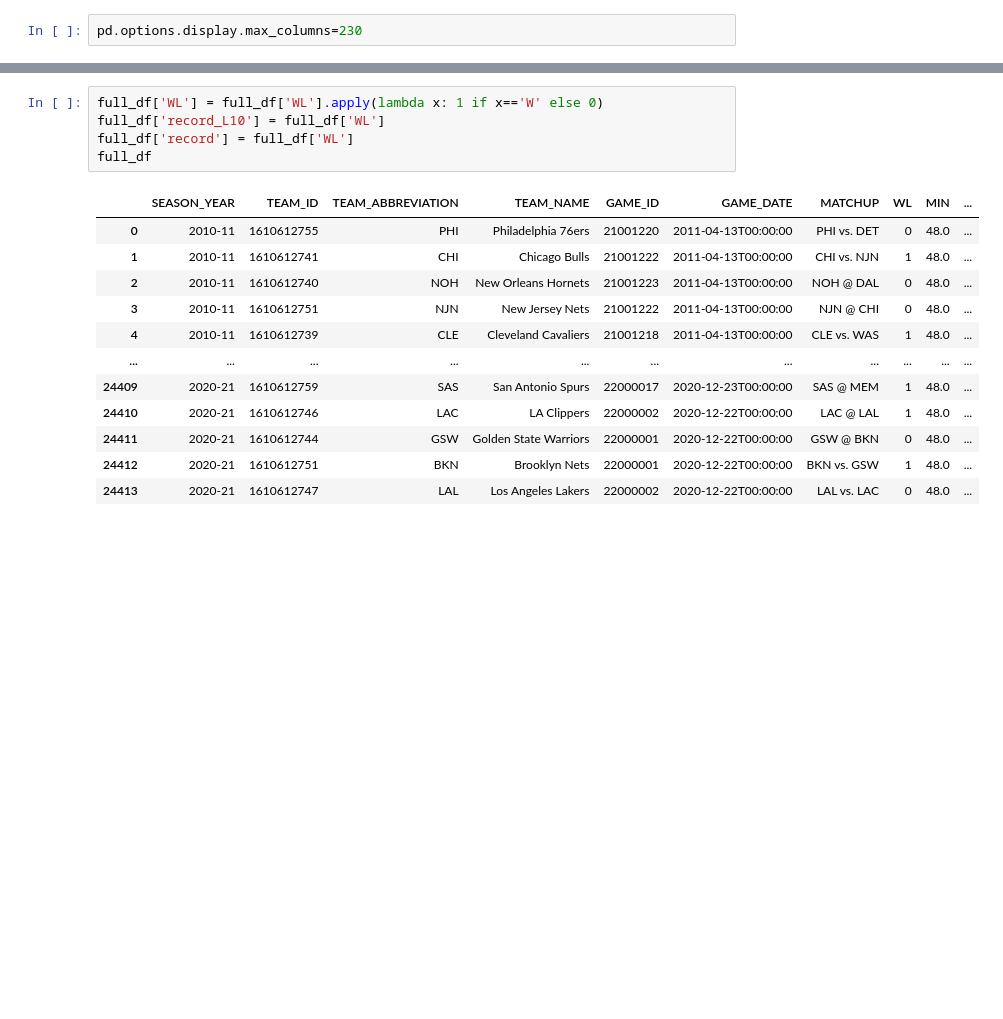
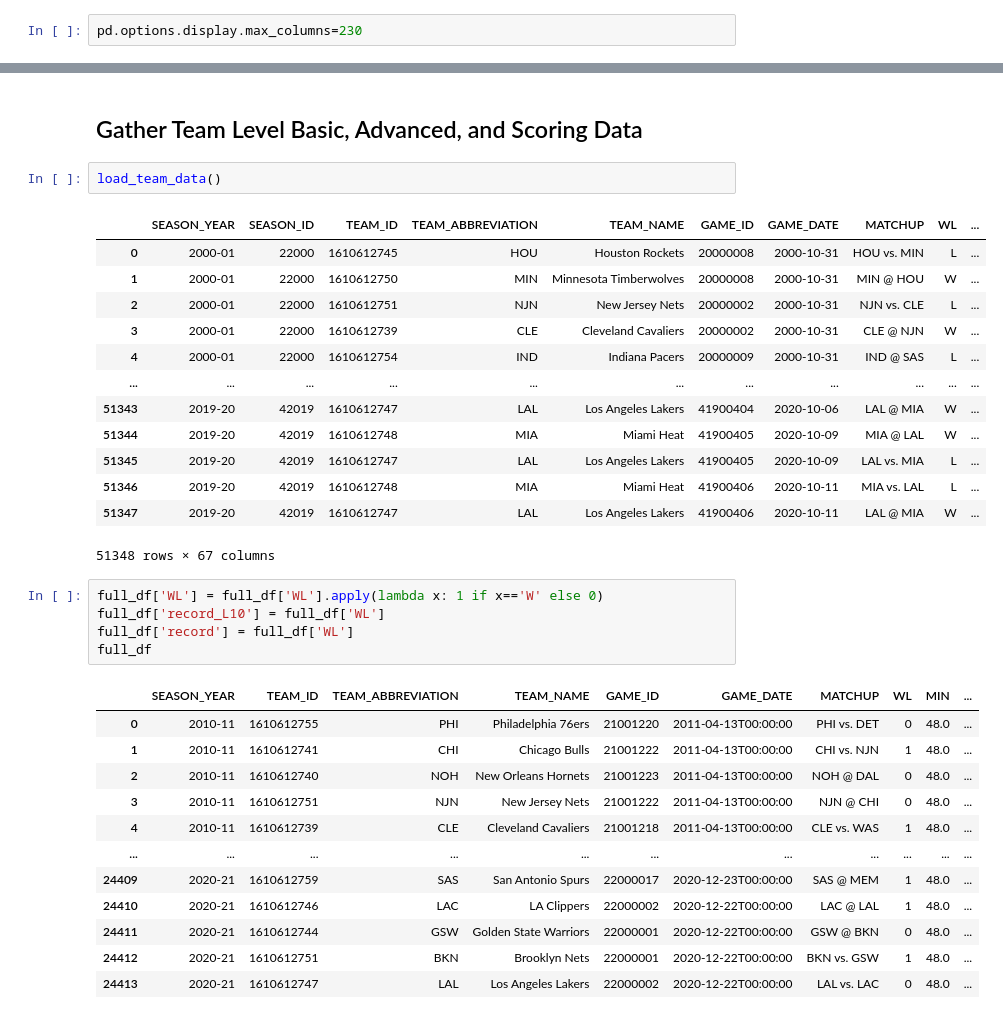
Before and after one commit to jnish23/NBA_Model, a Jupyter notebook: notebooks/team_based_modelv2.ipynb, the cells around one changed output, grey strips where cells are left out. Saved outputs shown, nothing was run; the diff lists cells and outputs as text; blank space fills up the shorter version.

Commit message:
refactor: Create module make_team_dataset.py to gather team level data

```diff
--- a/team_based_modelv2.ipynb
+++ b/notebooks/team_based_modelv2.ipynb
@@ -84,3 +41,21 @@ full_df
+# %% [markdown]
+## Gather Team Level Basic, Advanced, and Scoring Data
+# %%
+load_team_data()
+# %% [output]
+|  | SEASON_YEAR | SEASON_ID | TEAM_ID | TEAM_ABBREVIATION | TEAM_NAME | GAME_ID | GAME_DATE | MATCHUP | WL | ... |
+| 0 | 2000-01 | 22000 | 1610612745 | HOU | Houston Rockets | 20000008 | 2000-10-31 | HOU vs. MIN | L | ... |
+| 1 | 2000-01 | 22000 | 1610612750 | MIN | Minnesota Timberwolves | 20000008 | 2000-10-31 | MIN @ HOU | W | ... |
+| 2 | 2000-01 | 22000 | 1610612751 | NJN | New Jersey Nets | 20000002 | 2000-10-31 | NJN vs. CLE | L | ... |
+| 3 | 2000-01 | 22000 | 1610612739 | CLE | Cleveland Cavaliers | 20000002 | 2000-10-31 | CLE @ NJN | W | ... |
+| 4 | 2000-01 | 22000 | 1610612754 | IND | Indiana Pacers | 20000009 | 2000-10-31 | IND @ SAS | L | ... |
+| ... | ... | ... | ... | ... | ... | ... | ... | ... | ... | ... |
+| 51343 | 2019-20 | 42019 | 1610612747 | LAL | Los Angeles Lakers | 41900404 | 2020-10-06 | LAL @ MIA | W | ... |
+| 51344 | 2019-20 | 42019 | 1610612748 | MIA | Miami Heat | 41900405 | 2020-10-09 | MIA @ LAL | W | ... |
+| 51345 | 2019-20 | 42019 | 1610612747 | LAL | Los Angeles Lakers | 41900405 | 2020-10-09 | LAL vs. MIA | L | ... |
+| 51346 | 2019-20 | 42019 | 1610612748 | MIA | Miami Heat | 41900406 | 2020-10-11 | MIA vs. LAL | L | ... |
+| 51347 | 2019-20 | 42019 | 1610612747 | LAL | Los Angeles Lakers | 41900406 | 2020-10-11 | LAL @ MIA | W | ... |
+51348 rows × 67 columns
 # %%
 full_df['WL'] = full_df['WL'].apply(lambda x: 1 if x=='W' else 0)
 full_df['record_L10'] = full_df['WL']
```
Also changed, not shown: parts of 4 cells of this notebook, 25 other files.
